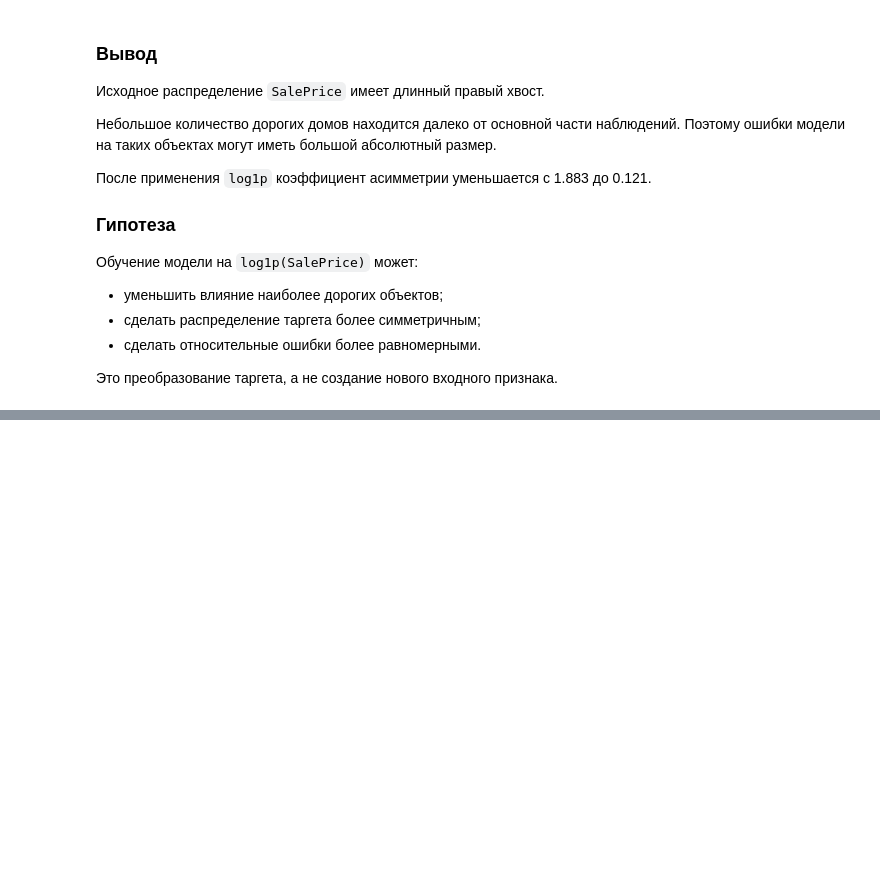
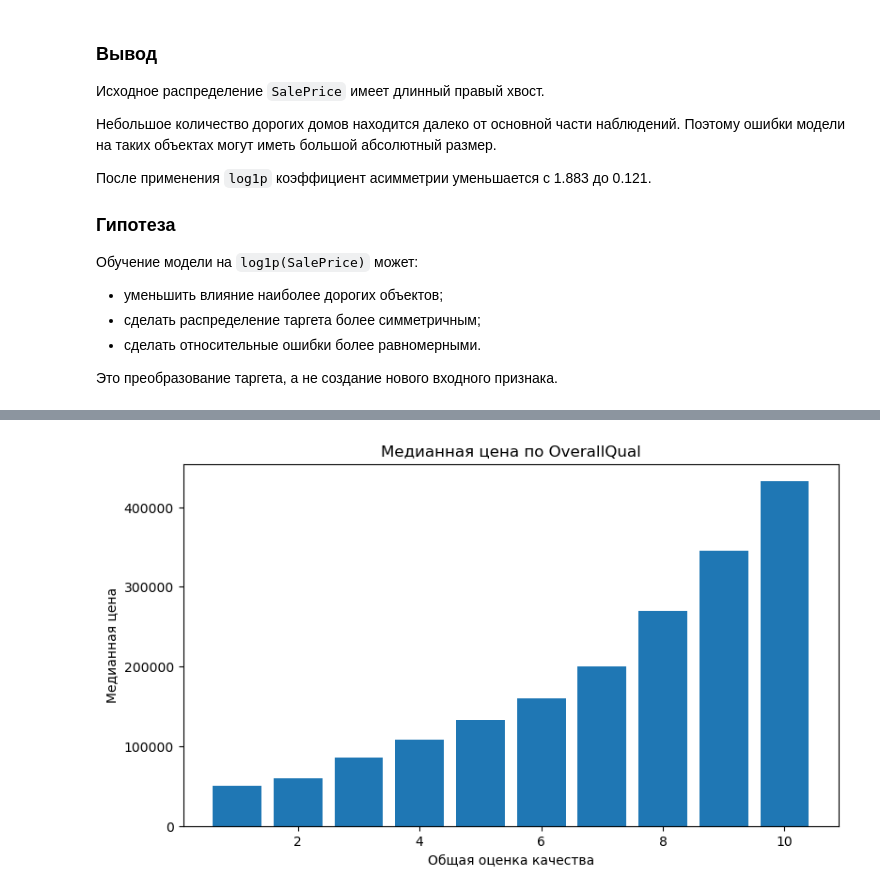
Before and after one commit to Yuzef/house_pricing, a Jupyter notebook: EDA_and_Feature_eng_exploration.ipynb, the cells around one changed output, grey strips where cells are left out. Cells and saved outputs as stored; diff of their text form; code cells hidden in the pictures; blank space fills up the shorter version.

```diff
--- a/EDA_and_Feature_eng_exploration.ipynb
+++ b/EDA_and_Feature_eng_exploration.ipynb
@@ -1685,0 +1821,14 @@ plt.show()
+# %%
+quality_summary = (
+    df.groupby(
+        "OverallQual"
+    )["SalePrice"]
+    .agg(
+        house_count="size",
+        median_price="median",
+        mean_price="mean",
+    )
+    .round()
+)
+
+display(quality_summary)
@@ -1685,0 +1848,30 @@ plt.show()
+# %%
+plt.figure(
+    figsize=(9, 5)
+)
+
+plt.bar(
+    quality_summary.index,
+    quality_summary[
+        "median_price"
+    ],
+)
+
+plt.title(
+    "Медианная цена по OverallQual"
+)
+plt.xlabel(
+    "Общая оценка качества"
+)
+plt.ylabel(
+    "Медианная цена"
+)
+
+plt.ticklabel_format(
+    style="plain",
+    axis="y",
+)
+
+plt.show()
+# %% [output]
+[figure, added]
```
Also changed, not shown: parts of 33 cells of this notebook.
